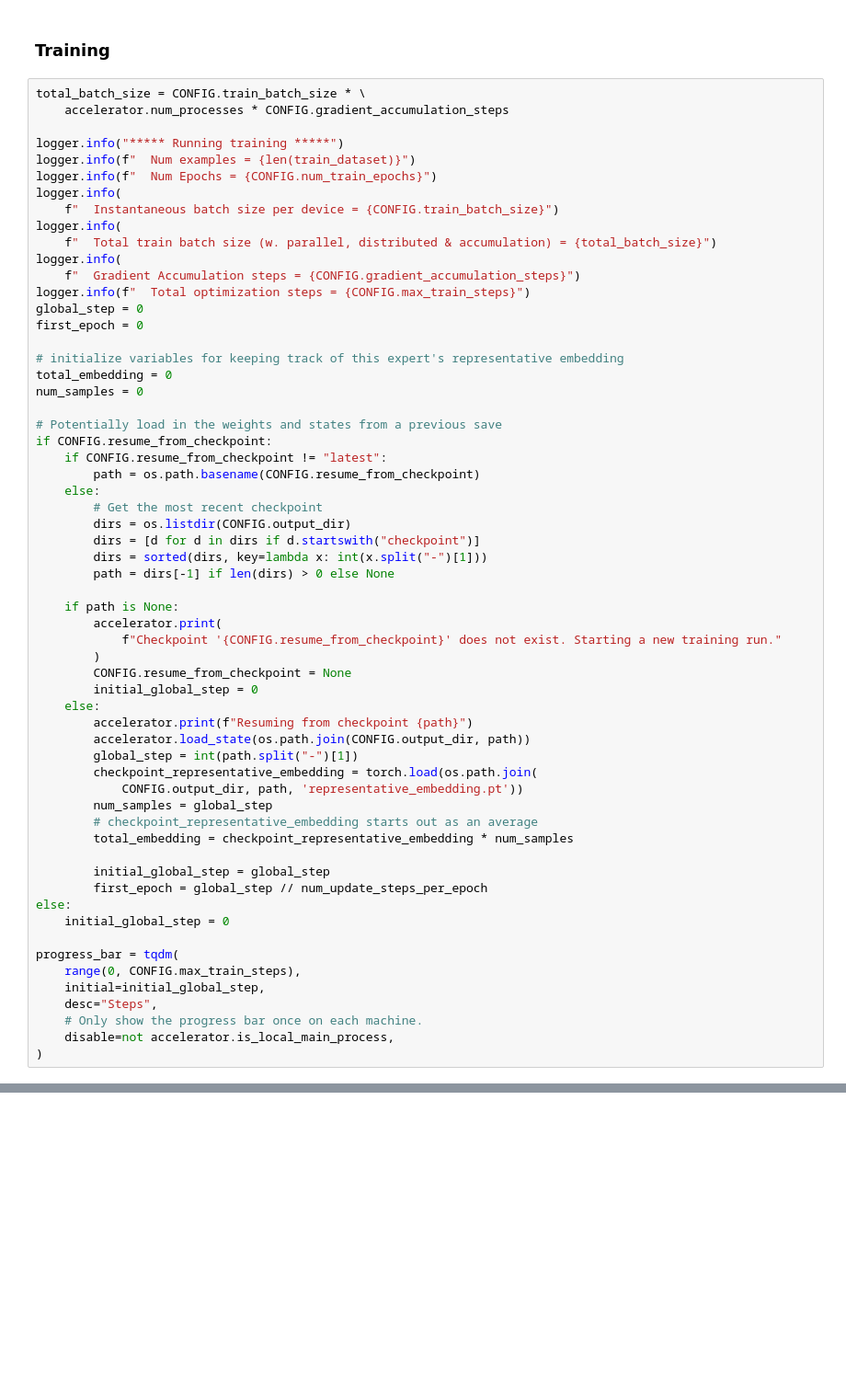
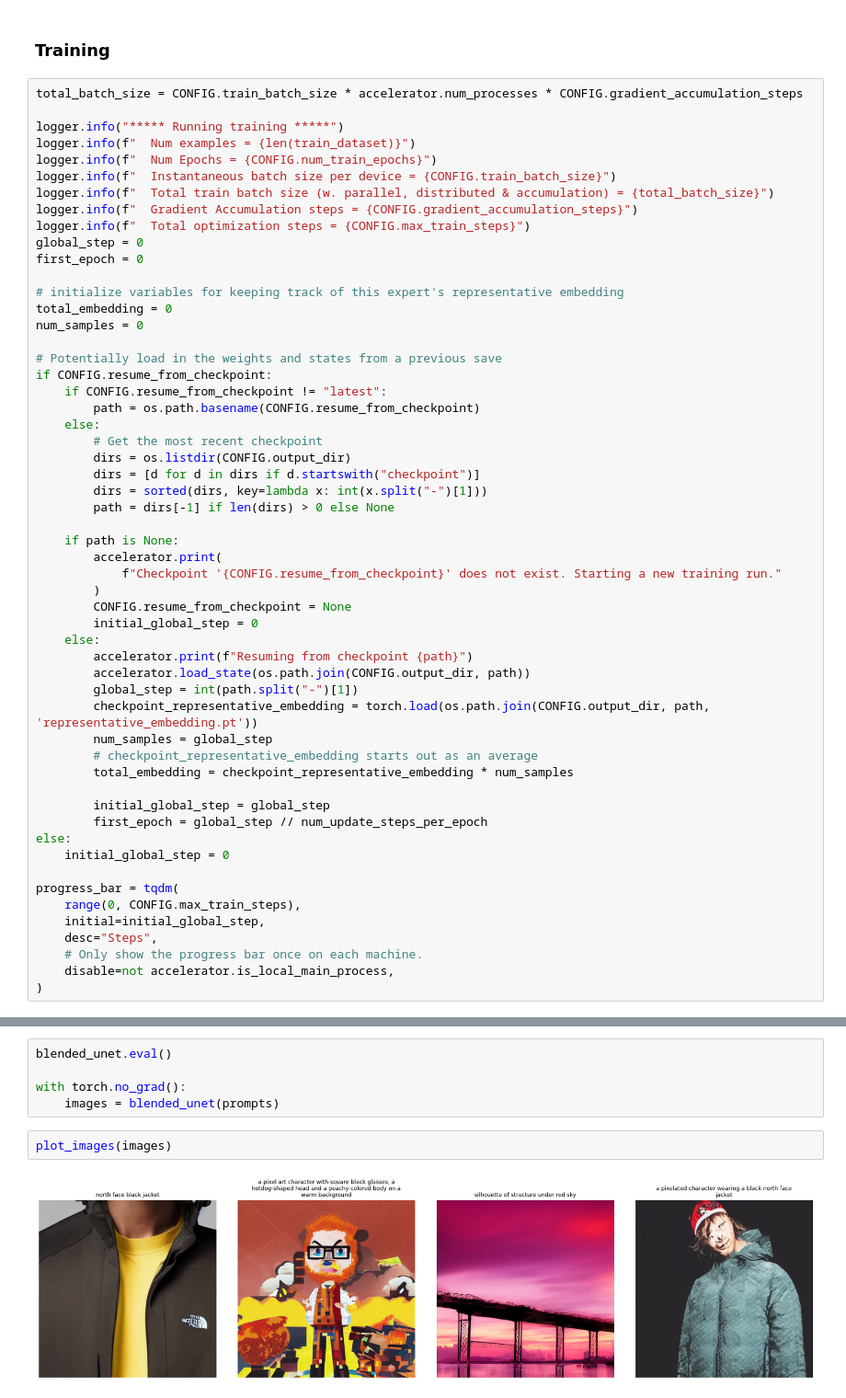
Before and after one commit to TrevorAshby/DiffusionOfExperts, a Jupyter notebook: MoEBlend.ipynb, the cells around one changed output, grey strips where cells are left out. Shown at 92% size. Drawn from its saved outputs; the diff is of its cells as text; blank space fills up the shorter version.

```diff
--- a/MoEBlend.ipynb
+++ b/MoEBlend.ipynb
@@ -609,18 +631,14 @@ View run at https://wandb.ai/faustotnc/text2image-fine-tune/runs/tkjgp7iv
 # %% [markdown]
 ### Training
 # %%
-total_batch_size = CONFIG.train_batch_size * \
-    accelerator.num_processes * CONFIG.gradient_accumulation_steps
+total_batch_size = CONFIG.train_batch_size * accelerator.num_processes * CONFIG.gradient_accumulation_steps
 
 logger.info("***** Running training *****")
 logger.info(f"  Num examples = {len(train_dataset)}")
 logger.info(f"  Num Epochs = {CONFIG.num_train_epochs}")
-logger.info(
-    f"  Instantaneous batch size per device = {CONFIG.train_batch_size}")
-logger.info(
-    f"  Total train batch size (w. parallel, distributed & accumulation) = {total_batch_size}")
-logger.info(
-    f"  Gradient Accumulation steps = {CONFIG.gradient_accumulation_steps}")
+logger.info(f"  Instantaneous batch size per device = {CONFIG.train_batch_size}")
+logger.info(f"  Total train batch size (w. parallel, distributed & accumulation) = {total_batch_size}")
+logger.info(f"  Gradient Accumulation steps = {CONFIG.gradient_accumulation_steps}")
 logger.info(f"  Total optimization steps = {CONFIG.max_train_steps}")
 global_step = 0
 first_epoch = 0
@@ -650,8 +668,7 @@ if CONFIG.resume_from_checkpoint:
         accelerator.print(f"Resuming from checkpoint {path}")
         accelerator.load_state(os.path.join(CONFIG.output_dir, path))
         global_step = int(path.split("-")[1])
-        checkpoint_representative_embedding = torch.load(os.path.join(
-            CONFIG.output_dir, path, 'representative_embedding.pt'))
+        checkpoint_representative_embedding = torch.load(os.path.join(CONFIG.output_dir, path, 'representative_embedding.pt'))
         num_samples = global_step
         # checkpoint_representative_embedding starts out as an average
         total_embedding = checkpoint_representative_embedding * num_samples
@@ -863,0 +911,9 @@ RuntimeError: MPS backend out of memory (MPS allocated: 18.05 GB, other allocati
+# %%
+blended_unet.eval()
+
+with torch.no_grad():
+    images = blended_unet(prompts)
+# %%
+plot_images(images)
+# %% [output]
+[figure, added]
```
Also changed, not shown: parts of 23 cells of this notebook, 1 other file.
